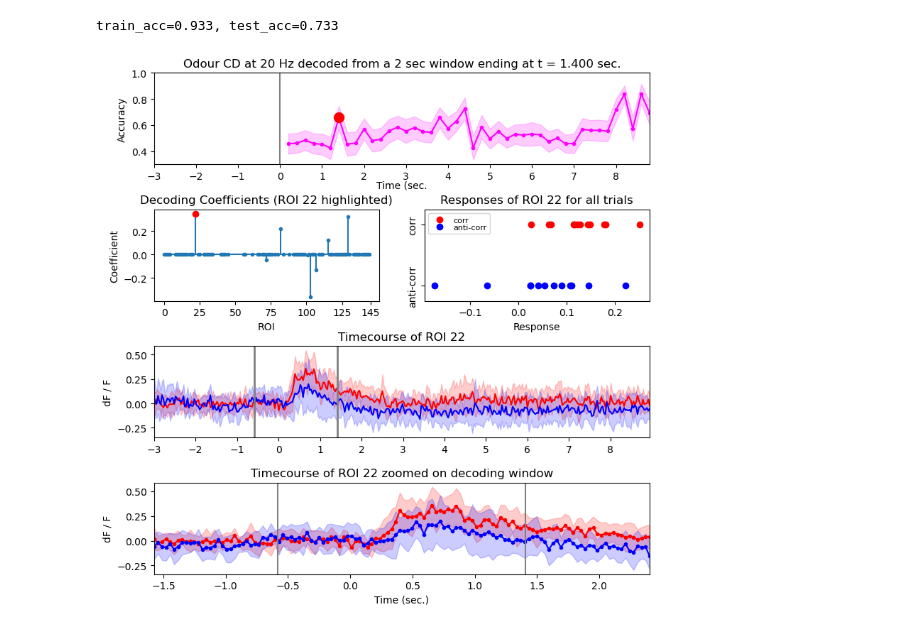
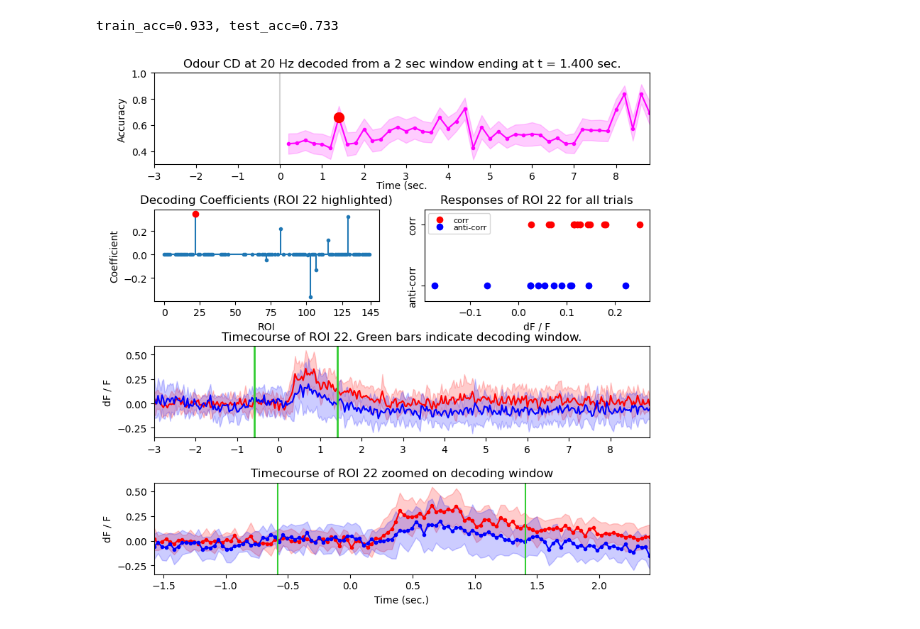
Before and after one commit to stootoon/crick-osn-decoding-release, a Jupyter notebook: make_figures_final.ipynb, the cells around one changed output. Drawn from its saved outputs; the diff is of its cells as text; code cells hidden in the pictures.

```diff
--- a/make_figures_final.ipynb
+++ b/make_figures_final.ipynb
@@ -38,7 +40,7 @@ def hline(t, ax = None, *args, **kwargs):
     plot(xl, [t,t], *args, **kwargs)
     xlim(xl)
 # %%
-def load_results(pairs, window_size, whiskers, clf = "lasso_lars_no_intercept", dt = -1, response_threshold = 0, min_resp_trials = 0, base_name = "filt_nsub145_100x", max_load = 100, full = False):
+def load_results(pairs, window_size, whiskers, clf = "lasso_lars_no_intercept", dt = -1, response_threshold = 0, min_resp_trials = 0, base_name = "filt_100x", max_load = 100, full = False):
     if "filt" in base_name:
         logger.info("Loading datasets which uses only responsive ROIs.")
         name = f"{base_name}_{pairs}_{int(window_size*1000)}ms_W{whiskers}DT_rt{response_threshold:1.3f}_mrt{min_resp_trials}".replace("DT", f"_dt{dt}" if dt > 0 else "")
@@ -303,8 +308,6 @@ DEBUG:run.py:Train 0.933 +/- 0.155
 DEBUG:run.py: Test 0.733 +/- 0.200
 train_acc=0.933, test_acc=0.733
 # %%
-n_max_rois = 145
-
 # Pick an ROI to look at by its rank. -1 is highest, 0 is lowest
 which_ranked_coef = -1
 icoef = coefs_order[which_ranked_coef]
@@ -320,7 +323,7 @@ fill_between(tt, yy - ss, yy + ss, color=list(mcolors.to_rgb(wsz_cols[wsz]))+[0.
 plot(tt,yy, ".-", color=wsz_cols[wsz], label = wsz_labs[wsz])
 indt = argmin(abs(xx - start_time)) # Find the window start time xx closest to the desired start_time
 plot(tt[indt], yy[indt],"ro", markersize=10)
-ylim(0.3,1); xlabel("Time (sec.",labelpad=-1); ylabel("Accuracy"); vline(0, ":", color="gray");
+ylim(0.3,1); xlabel("Time (sec.",labelpad=-1); ylabel("Accuracy"); vline(0, ":", color="lightgray");
 gca().set_xticks(arange(-3,9,1))
 title(f"Odour {pair} at {freq} Hz decoded from a {wsz_labs[wsz]} window ending at t = {start_time - odour_onset + wsz:1.3f} sec.")
 xlim(tt[0]- wsz, tt[-1])
@@ -330,35 +333,35 @@ subplot(gs[1,0]);
 coefs_plot = [best_coefs[ind_glom.index(i)] if i in ind_glom else np.nan for i in range(n_max_rois)]
 stem(coefs_plot, basefmt="C0", markerfmt = ".", use_line_collection = True); xlabel("ROI"); ylabel("Coefficient");
 plot(roi, best_coefs[ind_glom.index(roi)], "o", color="red") # Highlight the one we want to look at
 gca().set_xticks(list(arange(0,150,25)) + [n_max_rois])
 title(f"Decoding Coefficients (ROI {roi} highlighted)")
 
 # Plot the raw responses in all trials, colored by correlation
 subplot(gs[1,1]); plot(X[y>0, icoef], [1]*sum(y>0), "ro", label="corr"); plot(X[y<0, icoef], [-1]*sum(y<0), "bo", label="anti-corr");
 ylim([-1.5,1.5]); gca().set_yticks([-1,1]); gca().set_yticklabels(["anti-corr","corr"],rotation=90, verticalalignment="center");
-xlabel("Response"); title(f"Responses of ROI {roi} for all trials")
+xlabel("dF / F"); title(f"Responses of ROI {roi} for all trials")
 legend(frameon=True, fontsize=8, labelspacing=0)
 
 subplot(gs[2,:]);
 # Plot the time courses relative to odour onset
 plot_timecourses(X_sub[:, icoef, :],y, t - odour_onset)
 # Put vertical lines indicating the time bounds of this window
 dt = (t[1]-t[0])/2
 wnd_start = t[ind_t[0]] - odour_onset - dt/2;    wnd_end = t[ind_t[-1]] - odour_onset + dt/2
-vline(wnd_start, ":", color="gray",linewidth=2); vline(wnd_end, ":", color="gray", linewidth=2)
+vline(wnd_start, ":", color="limegreen",linewidth=2); vline(wnd_end, ":", color="limegreen", linewidth=2)
 gca().set_xticks(arange(-3,9,1))
 xlim(t[0] - odour_onset, t[-1] - odour_onset)
-title(f"Timecourse of ROI {roi}"); ylabel("dF / F");
+title(f"Timecourse of ROI {roi}. Green bars indicate decoding window."); ylabel("dF / F");
 
 subplot(gs[3,:])
 # Zoom in to a window +/- 10 windowsizes around the central one, up to a max of +/-1 second.
 xl = [wnd_start - min(10*wsz, 1), wnd_end + min(10*wsz,1)]
 indt_xl = where((t - odour_onset > xl[0]) & (t - odour_onset < xl[1]))[0]
 t_xl = t[indt_xl] - odour_onset
 plot_timecourses(X_sub[:, icoef, indt_xl], y, t_xl, style=".-")
-xlim(t_xl[0], t_xl[-1]); vline(wnd_start, ":", color="gray"); vline(wnd_end, ":", color="gray");
+xlim(t_xl[0], t_xl[-1]); vline(wnd_start, ":", color="limegreen"); vline(wnd_end, ":", color="limegreen");
 title(f"Timecourse of ROI {roi} zoomed on decoding window"); xlabel("Time (sec.)"); ylabel("dF / F");
 
 tight_layout(h_pad=0, w_pad=0.2)
 # %% [output]
-[figure, old version]
+[figure, new version]
```
Also changed, not shown: parts of 6 cells of this notebook, 5 other files.
